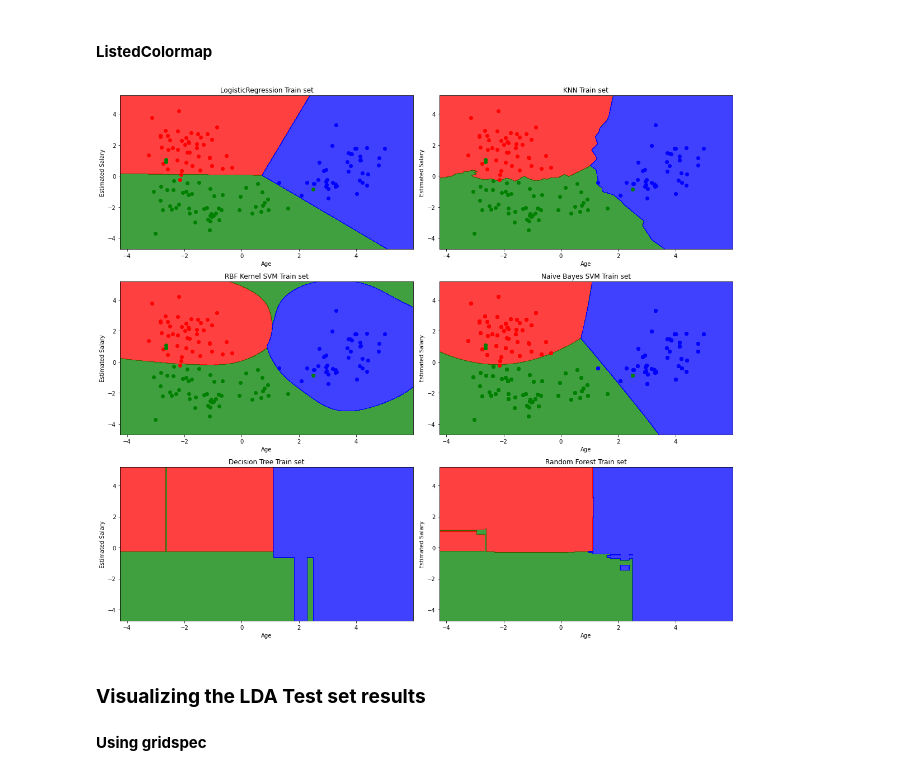
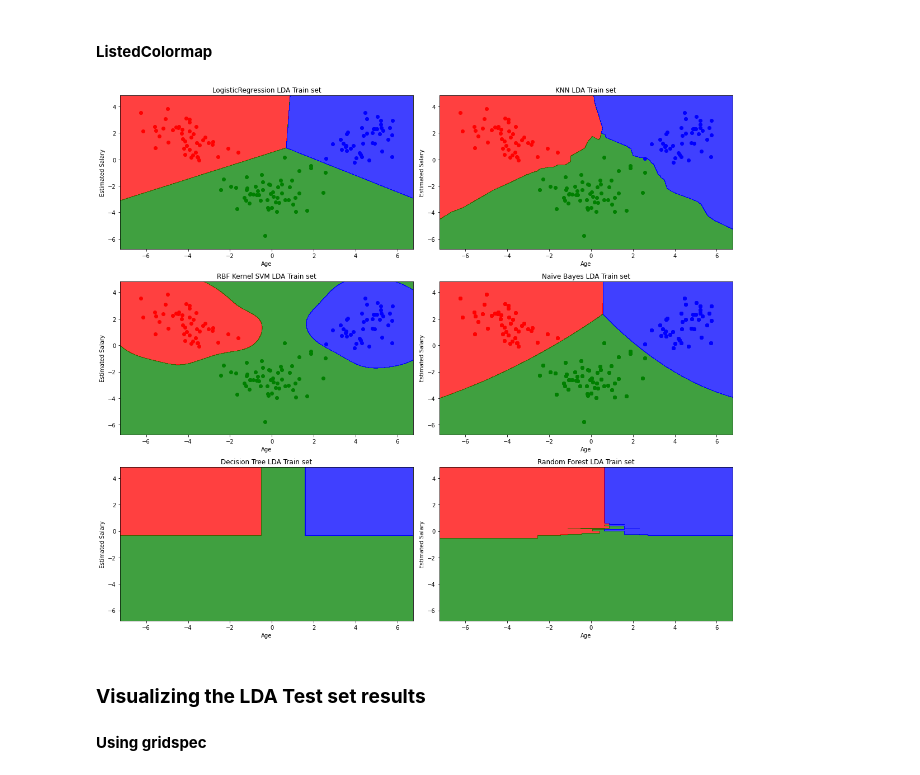
Before and after one commit to RiniChristy/Machine-Learning, a Jupyter notebook: Dimensionality reduction using LDA.ipynb, the cells around one changed output. Saved outputs shown, nothing was run; the diff lists cells and outputs as text; code cells hidden in the pictures.

```diff
--- a/Dimensionality reduction using LDA.ipynb
+++ b/Dimensionality reduction using LDA.ipynb
@@ -169,6 +169,16 @@ weighted avg       0.97      0.97      0.97        36
 # %% [markdown]
 ## **Part 3: Applying PCA**
 # %%
+#Splitting the dataset into the Training set and Test set
+from sklearn.model_selection import train_test_split
+X_train, X_test, y_train, y_test = train_test_split(X, y, test_size = 0.2, random_state = 0)
+
+#Feature Scaling
+from sklearn.preprocessing import StandardScaler
+sc = StandardScaler()
+X_train = sc.fit_transform(X_train)
+X_test = sc.transform(X_test)
+
 from sklearn.decomposition import PCA
 pca = PCA(n_components = 2)
 X_train = pca.fit_transform(X_train)
@@ -438,7 +448,7 @@ axes1.set_ylim(X2.min(), X2.max())
 for i, j in enumerate(np.unique(y_set)):
     axes1.scatter(X_set[y_set == j, 0], X_set[y_set == j, 1],
                 c = np.array(ListedColormap(('red', 'green', 'blue'))(i)))
-axes1.set_title('LogisticRegression Test set')
+axes1.set_title('LogisticRegression PCA Test set')
 axes1.set_xlabel('Age')
 axes1.set_ylabel('Estimated Salary')
 
@@ -450,7 +460,7 @@ axes2.set_ylim(X2.min(), X2.max())
 for i, j in enumerate(np.unique(y_set)):
     axes2.scatter(X_set[y_set == j, 0], X_set[y_set == j, 1],
                 c = np.array(ListedColormap(('red', 'green', 'blue'))(i)))
-axes2.set_title('KNN Test set')
+axes2.set_title('KNN PCA Test set')
 axes2.set_xlabel('Age')
 axes2.set_ylabel('Estimated Salary')
 
@@ -462,7 +472,7 @@ axes3.set_ylim(X2.min(), X2.max())
 for i, j in enumerate(np.unique(y_set)):
     axes3.scatter(X_set[y_set == j, 0], X_set[y_set == j, 1],
                 c = np.array(ListedColormap(('red', 'green', 'blue'))(i)))
-axes3.set_title('RBF Kernel SVM Test set')
+axes3.set_title('RBF Kernel SVM PCA Test set')
 axes3.set_xlabel('Age')
 axes3.set_ylabel('Estimated Salary')
 
@@ -474,7 +484,7 @@ axes4.set_ylim(X2.min(), X2.max())
 for i, j in enumerate(np.unique(y_set)):
     axes4.scatter(X_set[y_set == j, 0], X_set[y_set == j, 1],
                 c = np.array(ListedColormap(('red', 'green', 'blue'))(i)))
-axes4.set_title('Naive Bayes SVM Test set')
+axes4.set_title('Naive Bayes PCA Test set')
 axes4.set_xlabel('Age')
 axes4.set_ylabel('Estimated Salary')
 
@@ -485,7 +495,7 @@ axes5.set_ylim(X2.min(), X2.max())
 for i, j in enumerate(np.unique(y_set)):
     axes4.scatter(X_set[y_set == j, 0], X_set[y_set == j, 1],
                 c = np.array(ListedColormap(('red', 'green', 'blue'))(i)))
-axes5.set_title('Decision Tree Test set')
+axes5.set_title('Decision Tree PCA Test set')
 axes5.set_xlabel('Age')
 axes5.set_ylabel('Estimated Salary')
 
@@ -496,7 +506,7 @@ axes6.set_ylim(X2.min(), X2.max())
 for i, j in enumerate(np.unique(y_set)):
     axes4.scatter(X_set[y_set == j, 0], X_set[y_set == j, 1],
                 c = np.array(ListedColormap(('red', 'green', 'blue'))(i)))
-axes6.set_title('Random Forest Test set')
+axes6.set_title('Random Forest PCA Test set')
 axes6.set_xlabel('Age')
 axes6.set_ylabel('Estimated Salary')
 plt.tight_layout();
@@ -505,6 +515,16 @@ plt.tight_layout();
 # %% [markdown]
 ## **Part 4: Applying LDA**
 # %%
+#Splitting the dataset into the Training set and Test set
+from sklearn.model_selection import train_test_split
+X_train, X_test, y_train, y_test = train_test_split(X, y, test_size = 0.2, random_state = 0)
+
+#Feature Scaling
+from sklearn.preprocessing import StandardScaler
+sc = StandardScaler()
+X_train = sc.fit_transform(X_train)
+X_test = sc.transform(X_test)
+
 from sklearn.discriminant_analysis import LinearDiscriminantAnalysis as LDA
 lda = LDA(n_components = 2)
 X_train = lda.fit_transform(X_train, y_train)
@@ -643,7 +663,7 @@ axes1.set_ylim(X2.min(), X2.max())
 for i, j in enumerate(np.unique(y_set)):
     axes1.scatter(X_set[y_set == j, 0], X_set[y_set == j, 1],
                 c = np.array(ListedColormap(('red', 'green', 'blue'))(i)))
-axes1.set_title('LogisticRegression Train set')
+axes1.set_title('LogisticRegression LDA Train set')
 axes1.set_xlabel('Age')
 axes1.set_ylabel('Estimated Salary')
 
@@ -655,7 +675,7 @@ axes2.set_ylim(X2.min(), X2.max())
 for i, j in enumerate(np.unique(y_set)):
     axes2.scatter(X_set[y_set == j, 0], X_set[y_set == j, 1],
                 c = np.array(ListedColormap(('red', 'green', 'blue'))(i)))
-axes2.set_title('KNN Train set')
+axes2.set_title('KNN LDA Train set')
 axes2.set_xlabel('Age')
 axes2.set_ylabel('Estimated Salary')
 
@@ -667,7 +687,7 @@ axes3.set_ylim(X2.min(), X2.max())
 for i, j in enumerate(np.unique(y_set)):
     axes3.scatter(X_set[y_set == j, 0], X_set[y_set == j, 1],
                 c = np.array(ListedColormap(('red', 'green', 'blue'))(i)))
-axes3.set_title('RBF Kernel SVM Train set')
+axes3.set_title('RBF Kernel SVM LDA Train set')
 axes3.set_xlabel('Age')
 axes3.set_ylabel('Estimated Salary')
 
@@ -676,37 +696,37 @@ axes4.contourf(X1, X2, clf4.predict(np.array([X1.ravel(), X2.ravel()]).T).reshap
              alpha = 0.75, cmap = ListedColormap(('red', 'green', 'blue')))
 axes4.set_xlim(X1.min(), X1.max())
 axes4.set_ylim(X2.min(), X2.max())
 for i, j in enumerate(np.unique(y_set)):
     axes4.scatter(X_set[y_set == j, 0], X_set[y_set == j, 1],
                 c = np.array(ListedColormap(('red', 'green', 'blue'))(i)))
-axes4.set_title('Naive Bayes SVM Train set')
+axes4.set_title('Naive Bayes LDA Train set')
 axes4.set_xlabel('Age')
 axes4.set_ylabel('Estimated Salary')
 
 axes5.contourf(X1, X2, clf5.predict(np.array([X1.ravel(), X2.ravel()]).T).reshape(X1.shape),
              alpha = 0.75, cmap = ListedColormap(('red', 'green', 'blue')))
 axes5.set_xlim(X1.min(), X1.max())
 axes5.set_ylim(X2.min(), X2.max())
 for i, j in enumerate(np.unique(y_set)):
     axes4.scatter(X_set[y_set == j, 0], X_set[y_set == j, 1],
                 c = np.array(ListedColormap(('red', 'green', 'blue'))(i)))
-axes5.set_title('Decision Tree Train set')
+axes5.set_title('Decision Tree LDA Train set')
 axes5.set_xlabel('Age')
 axes5.set_ylabel('Estimated Salary')
 
 axes6.contourf(X1, X2, clf6.predict(np.array([X1.ravel(), X2.ravel()]).T).reshape(X1.shape),
              alpha = 0.75, cmap = ListedColormap(('red', 'green', 'blue')))
 axes6.set_xlim(X1.min(), X1.max())
 axes6.set_ylim(X2.min(), X2.max())
 for i, j in enumerate(np.unique(y_set)):
     axes4.scatter(X_set[y_set == j, 0], X_set[y_set == j, 1],
                 c = np.array(ListedColormap(('red', 'green', 'blue'))(i)))
-axes6.set_title('Random Forest Train set')
+axes6.set_title('Random Forest LDA Train set')
 axes6.set_xlabel('Age')
 axes6.set_ylabel('Estimated Salary')
 plt.tight_layout();
 # %% [output]
-[figure, old version]
+[figure, new version]
 # %% [markdown]
 ### **Visualizing the LDA Test set results**
 
```
Also changed, not shown: parts of 9 cells of this notebook.
